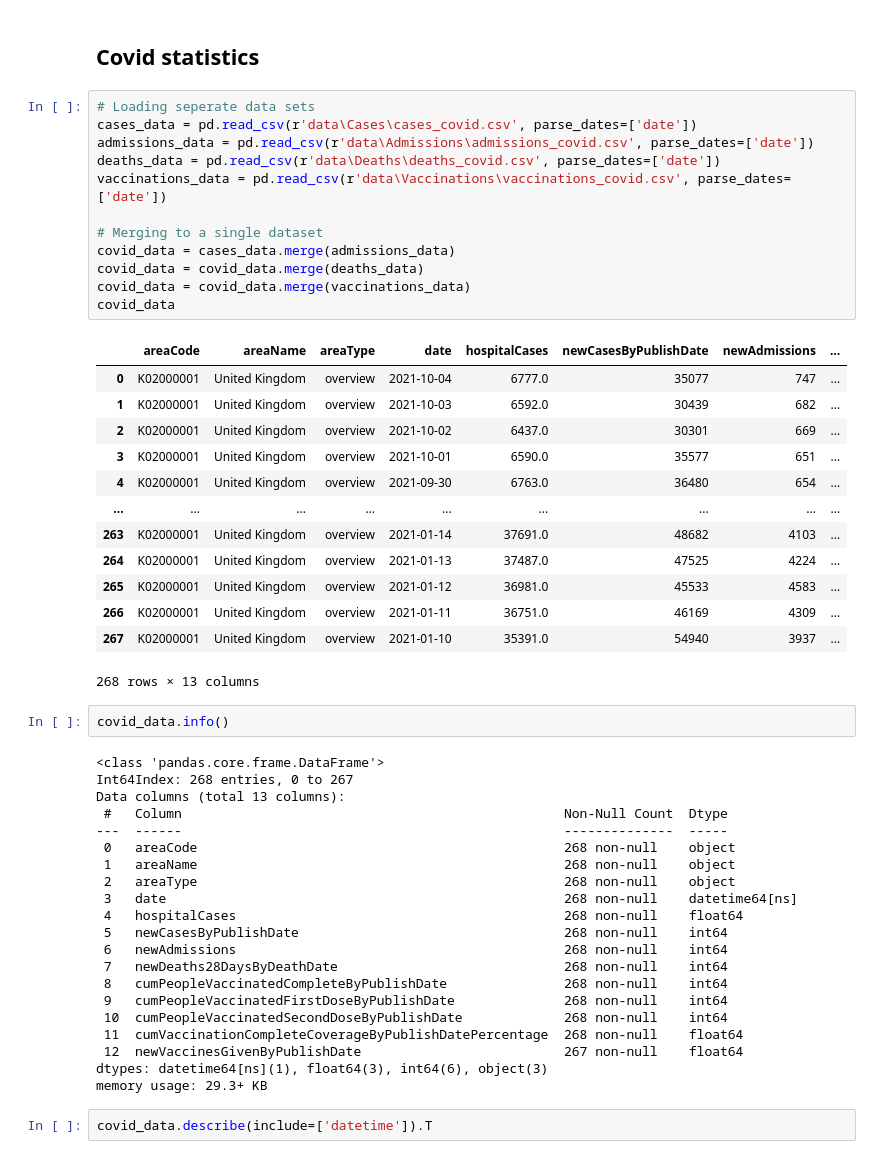
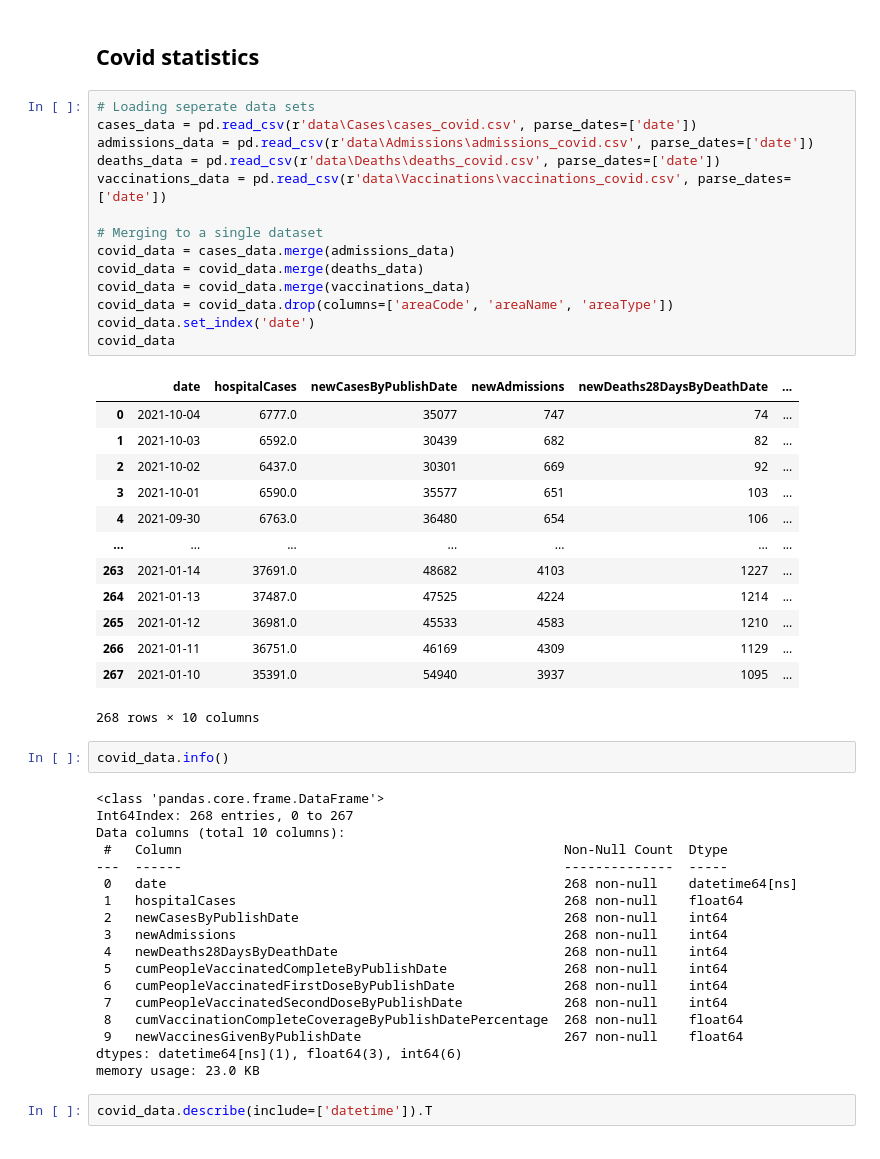
Before and after one commit to montgoz007/corona-modelling, a Jupyter notebook: EDA.ipynb, the cells around one changed output. Drawn from its saved outputs; the diff is of its cells as text.

```diff
--- a/EDA.ipynb
+++ b/EDA.ipynb
@@ -14,52 +14,51 @@ sns.set_theme(style="white")
 # %%
 # Loading seperate data sets
 cases_data = pd.read_csv(r'data\Cases\cases_covid.csv', parse_dates=['date'])
 admissions_data = pd.read_csv(r'data\Admissions\admissions_covid.csv', parse_dates=['date'])
 deaths_data = pd.read_csv(r'data\Deaths\deaths_covid.csv', parse_dates=['date'])
 vaccinations_data = pd.read_csv(r'data\Vaccinations\vaccinations_covid.csv', parse_dates=['date'])
 
 # Merging to a single dataset
 covid_data = cases_data.merge(admissions_data)
 covid_data = covid_data.merge(deaths_data)
 covid_data = covid_data.merge(vaccinations_data)
+covid_data = covid_data.drop(columns=['areaCode', 'areaName', 'areaType'])
+covid_data.set_index('date')
 covid_data
 # %% [output]
-|  | areaCode | areaName | areaType | date | hospitalCases | newCasesByPublishDate | newAdmissions | ... |
-| 0 | K02000001 | United Kingdom | overview | 2021-10-04 | 6777.0 | 35077 | 747 | ... |
-| 1 | K02000001 | United Kingdom | overview | 2021-10-03 | 6592.0 | 30439 | 682 | ... |
-| 2 | K02000001 | United Kingdom | overview | 2021-10-02 | 6437.0 | 30301 | 669 | ... |
-| 3 | K02000001 | United Kingdom | overview | 2021-10-01 | 6590.0 | 35577 | 651 | ... |
-| 4 | K02000001 | United Kingdom | overview | 2021-09-30 | 6763.0 | 36480 | 654 | ... |
-| ... | ... | ... | ... | ... | ... | ... | ... | ... |
-| 263 | K02000001 | United Kingdom | overview | 2021-01-14 | 37691.0 | 48682 | 4103 | ... |
-| 264 | K02000001 | United Kingdom | overview | 2021-01-13 | 37487.0 | 47525 | 4224 | ... |
-| 265 | K02000001 | United Kingdom | overview | 2021-01-12 | 36981.0 | 45533 | 4583 | ... |
-| 266 | K02000001 | United Kingdom | overview | 2021-01-11 | 36751.0 | 46169 | 4309 | ... |
-| 267 | K02000001 | United Kingdom | overview | 2021-01-10 | 35391.0 | 54940 | 3937 | ... |
+|  | date | hospitalCases | newCasesByPublishDate | newAdmissions | newDeaths28DaysByDeathDate | ... |
+| 0 | 2021-10-04 | 6777.0 | 35077 | 747 | 74 | ... |
+| 1 | 2021-10-03 | 6592.0 | 30439 | 682 | 82 | ... |
+| 2 | 2021-10-02 | 6437.0 | 30301 | 669 | 92 | ... |
+| 3 | 2021-10-01 | 6590.0 | 35577 | 651 | 103 | ... |
+| 4 | 2021-09-30 | 6763.0 | 36480 | 654 | 106 | ... |
+| ... | ... | ... | ... | ... | ... | ... |
+| 263 | 2021-01-14 | 37691.0 | 48682 | 4103 | 1227 | ... |
+| 264 | 2021-01-13 | 37487.0 | 47525 | 4224 | 1214 | ... |
+| 265 | 2021-01-12 | 36981.0 | 45533 | 4583 | 1210 | ... |
+| 266 | 2021-01-11 | 36751.0 | 46169 | 4309 | 1129 | ... |
+| 267 | 2021-01-10 | 35391.0 | 54940 | 3937 | 1095 | ... |
-268 rows × 13 columns
+268 rows × 10 columns
 # %%
 covid_data.info()
 # %% [output]
 <class 'pandas.core.frame.DataFrame'>
 Int64Index: 268 entries, 0 to 267
-Data columns (total 13 columns):
+Data columns (total 10 columns):
  #   Column                                                 Non-Null Count  Dtype
 ---  ------                                                 --------------  -----
- 0   areaCode                                               268 non-null    object
- 1   areaName                                               268 non-null    object
- 2   areaType                                               268 non-null    object
- 3   date                                                   268 non-null    datetime64[ns]
- 4   hospitalCases                                          268 non-null    float64
- 5   newCasesByPublishDate                                  268 non-null    int64
- 6   newAdmissions                                          268 non-null    int64
- 7   newDeaths28DaysByDeathDate                             268 non-null    int64
- 8   cumPeopleVaccinatedCompleteByPublishDate               268 non-null    int64
- 9   cumPeopleVaccinatedFirstDoseByPublishDate              268 non-null    int64
- 10  cumPeopleVaccinatedSecondDoseByPublishDate             268 non-null    int64
- 11  cumVaccinationCompleteCoverageByPublishDatePercentage  268 non-null    float64
- 12  newVaccinesGivenByPublishDate                          267 non-null    float64
-dtypes: datetime64[ns](1), float64(3), int64(6), object(3)
-memory usage: 29.3+ KB
+ 0   date                                                   268 non-null    datetime64[ns]
+ 1   hospitalCases                                          268 non-null    float64
+ 2   newCasesByPublishDate                                  268 non-null    int64
+ 3   newAdmissions                                          268 non-null    int64
+ 4   newDeaths28DaysByDeathDate                             268 non-null    int64
+ 5   cumPeopleVaccinatedCompleteByPublishDate               268 non-null    int64
+ 6   cumPeopleVaccinatedFirstDoseByPublishDate              268 non-null    int64
+ 7   cumPeopleVaccinatedSecondDoseByPublishDate             268 non-null    int64
+ 8   cumVaccinationCompleteCoverageByPublishDatePercentage  268 non-null    float64
+ 9   newVaccinesGivenByPublishDate                          267 non-null    float64
+dtypes: datetime64[ns](1), float64(3), int64(6)
+memory usage: 23.0 KB
 # %%
 covid_data.describe(include=['datetime']).T
 # %% [output]
```
Also changed, not shown: parts of 20 cells of this notebook.
